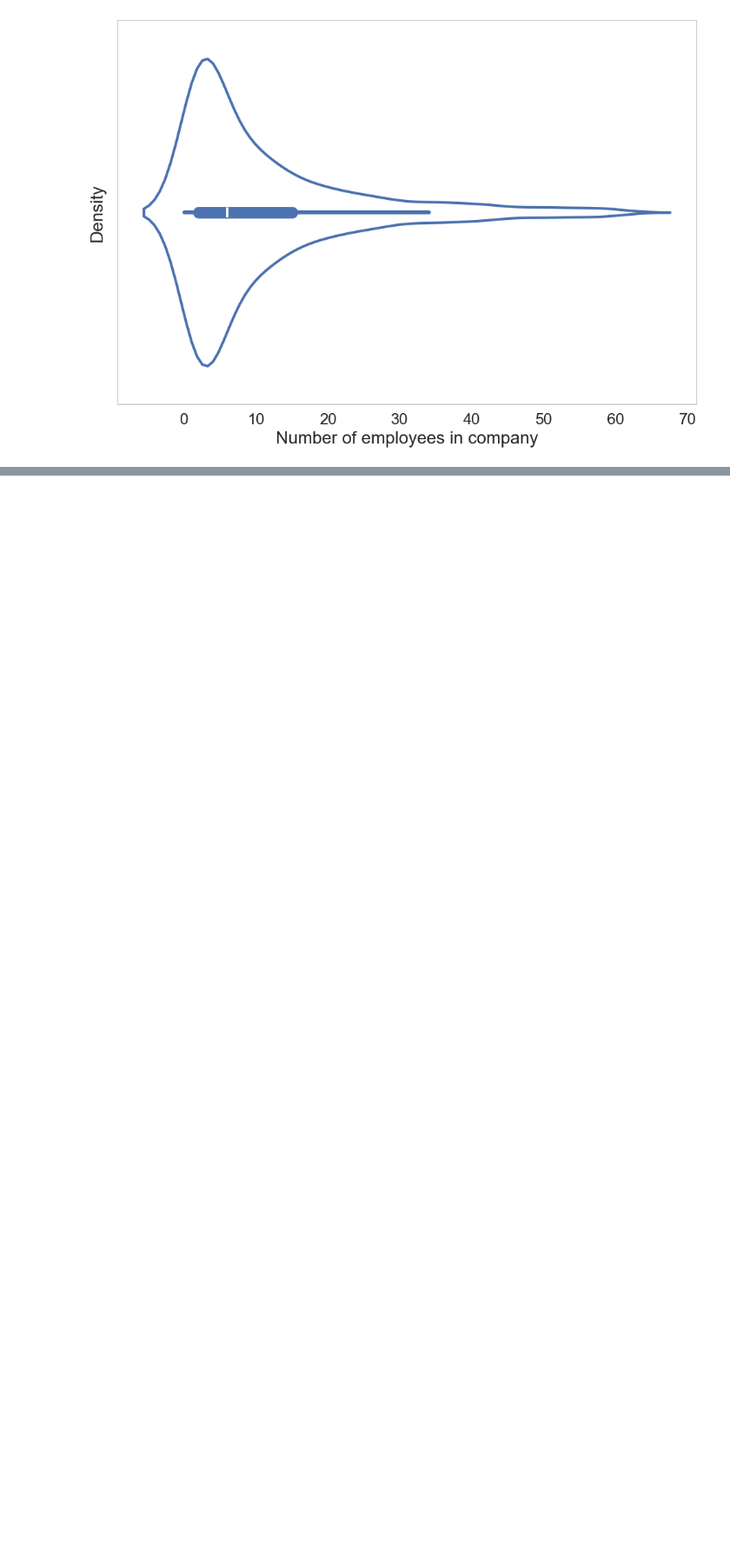
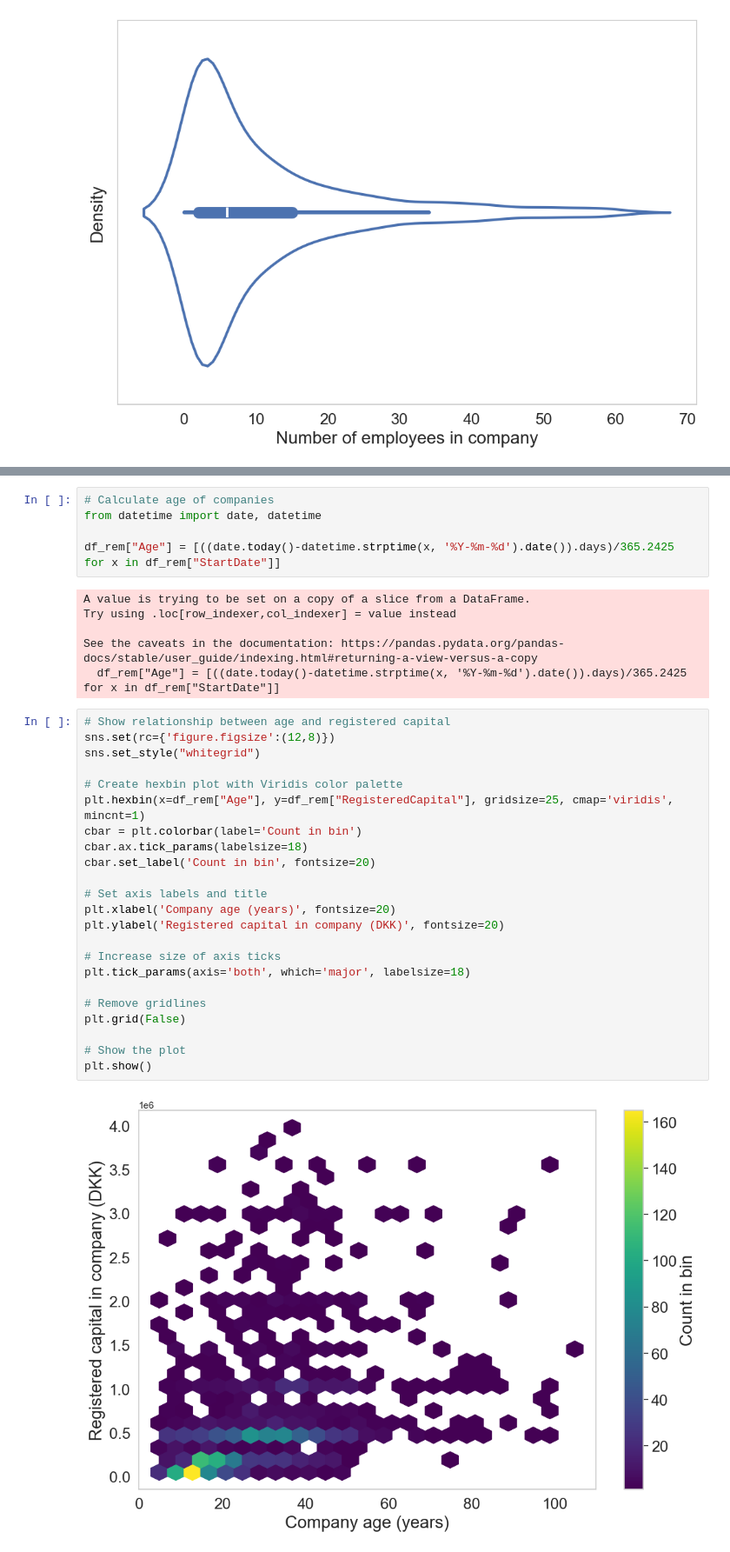
Before and after one commit to ivaroli/DataInTheWild, a Jupyter notebook: Analysis/simon.ipynb, the cells around one changed output, grey strips where cells are left out. Shown at 87% size. Drawn from its saved outputs; the diff is of its cells as text; blank space fills up the shorter version.

```diff
--- a/Analysis/simon.ipynb
+++ b/Analysis/simon.ipynb
@@ -215,0 +218,36 @@ plt.show()
+# %%
+# Calculate age of companies
+from datetime import date, datetime
+
+df_rem["Age"] = [((date.today()-datetime.strptime(x, '%Y-%m-%d').date()).days)/365.2425 for x in df_rem["StartDate"]]
+# %% [output]
+A value is trying to be set on a copy of a slice from a DataFrame.
+Try using .loc[row_indexer,col_indexer] = value instead
+
+See the caveats in the documentation: https://pandas.pydata.org/pandas-docs/stable/user_guide/indexing.html#returning-a-view-versus-a-copy
+  df_rem["Age"] = [((date.today()-datetime.strptime(x, '%Y-%m-%d').date()).days)/365.2425 for x in df_rem["StartDate"]]
+# %%
+# Show relationship between age and registered capital
+sns.set(rc={'figure.figsize':(12,8)})
+sns.set_style("whitegrid")
+
+# Create hexbin plot with Viridis color palette
+plt.hexbin(x=df_rem["Age"], y=df_rem["RegisteredCapital"], gridsize=25, cmap='viridis', mincnt=1)
+cbar = plt.colorbar(label='Count in bin')
+cbar.ax.tick_params(labelsize=18)
+cbar.set_label('Count in bin', fontsize=20)
+
+# Set axis labels and title
+plt.xlabel('Company age (years)', fontsize=20)
+plt.ylabel('Registered capital in company (DKK)', fontsize=20)
+
+# Increase size of axis ticks
+plt.tick_params(axis='both', which='major', labelsize=18)
+
+# Remove gridlines
+plt.grid(False)
+
+# Show the plot
+plt.show()
+# %% [output]
+[figure, added]
```
Also changed, not shown: parts of 13 cells of this notebook.
